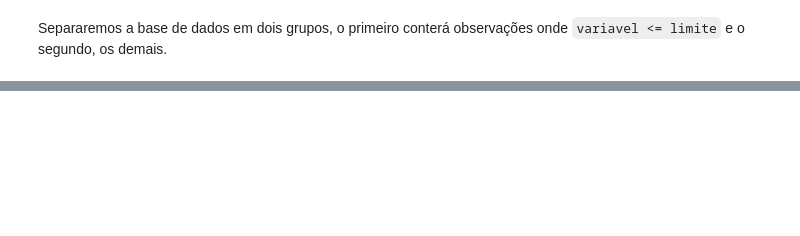
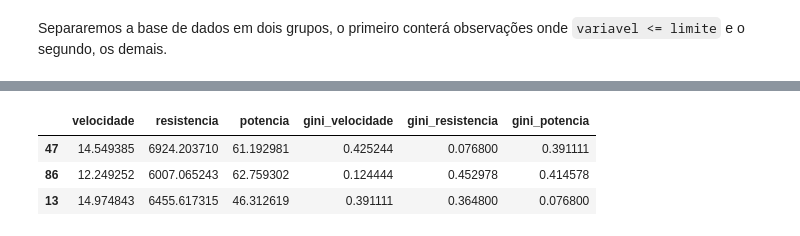
Before and after one commit to samicoluiz/laai_algos_classificacao, a Jupyter notebook: algos_classificacao.ipynb, the cells around one changed output, grey strips where cells are left out. Drawn from its saved outputs; the diff is of its cells as text; code cells hidden in the pictures; blank space fills up the shorter version.

```diff
--- a/algos_classificacao.ipynb
+++ b/algos_classificacao.ipynb
@@ -404,0 +477,9 @@ AttributeError: 'int' object has no attribute 'split'
+# %%
+# Encontrar o menor valor entre todas as colunas que comecam com gini
+
+teste.loc[[47, 86, 13]]
+# %% [output]
+|  | velocidade | resistencia | potencia | gini_velocidade | gini_resistencia | gini_potencia |
+| 47 | 14.549385 | 6924.203710 | 61.192981 | 0.425244 | 0.076800 | 0.391111 |
+| 86 | 12.249252 | 6007.065243 | 62.759302 | 0.124444 | 0.452978 | 0.414578 |
+| 13 | 14.974843 | 6455.617315 | 46.312619 | 0.391111 | 0.364800 | 0.076800 |
```
Also changed, not shown: parts of 24 cells of this notebook.
